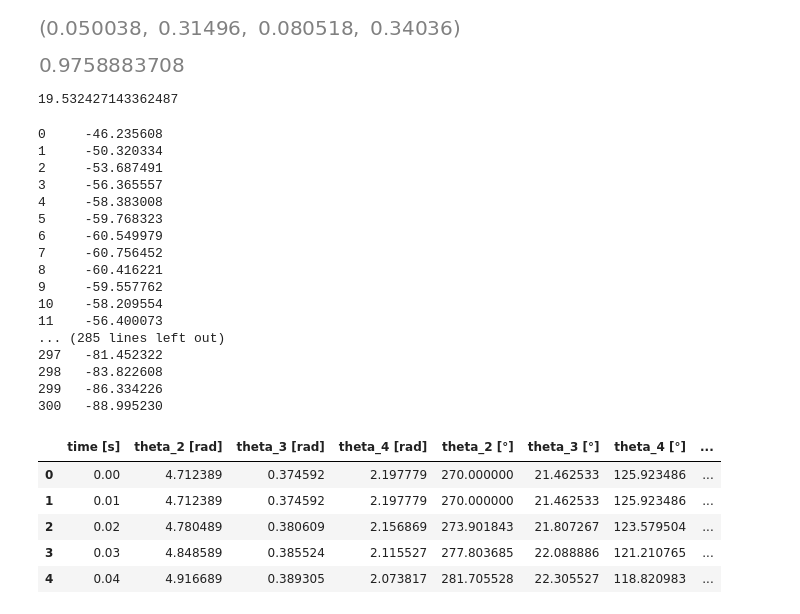
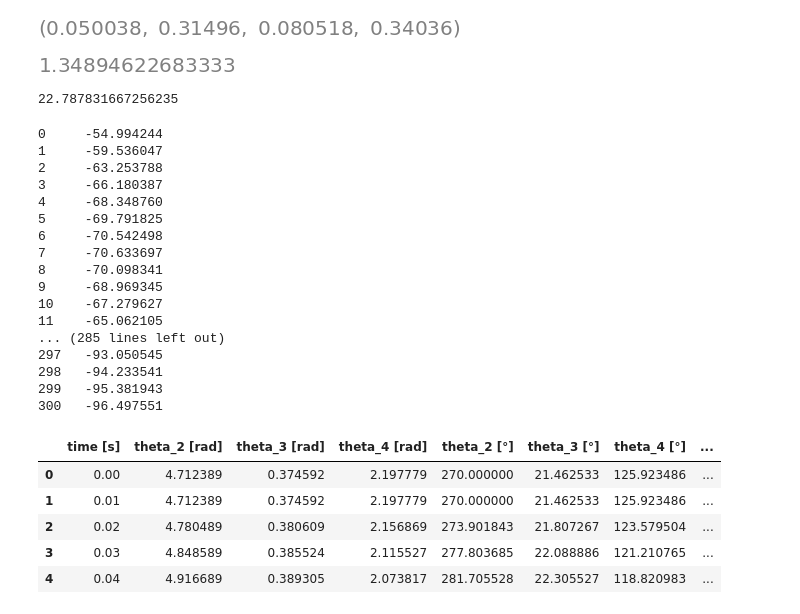
Before and after one commit to QiuDylan/ME200, a Jupyter notebook: FinalProj/Final_Project_V3_JNotebook.ipynb, the cells around one changed output. Cells and saved outputs as stored; diff of their text form; code cells hidden in the pictures.

```diff
--- a/FinalProj/Final_Project_V3_JNotebook.ipynb
+++ b/FinalProj/Final_Project_V3_JNotebook.ipynb
@@ -30,20 +30,20 @@ a, b, c, d
 # %% [output]
 [figure]
 # %%
-m = 3.78 #kg
+m = 3.8 #kg
 l = 24.5 * 0.0254 #length of wiper m
-I = 1/12 * m * l**2 + m * (l/2)**2 + 1/3 * m * l**2#moment of inertia about com kgm^2
+I = 1/12 * m * l**2 + m * (l/2 * sqrt(2))**2 + 1/3 * m * l**2#moment of inertia about com kgm^2
 mu_k = 0.3  # coefficient of kinetic friction
 g = 9.81  # gravity (m/s^2)
 theta = 25 #degs
 n = 3 # order of polynomial filtering
 b = 61 # window size for filter need to be odd number
 I
 # %% [output]
-[figure, old version]
+[figure, new version]
 # %%
 #Parameters
-motor_torque = 30 #NM
+motor_torque = 35 #NM
 df = pd.read_csv("4bardata.txt", sep='\t' , header = None, names = ["time [s]", "theta_2 [rad]", "theta_3 [rad]", "theta_4 [rad]", "theta_2 [°]","theta_3 [°]","theta_4 [°]","omega_2 [rad/s]", "omega_43 [rad/s]","omega_4 [rad/s]","alpha_2 [rad/s^2]","alpha_3 [rad/s^2]","alpha_4 [rad/s^2]"])
 #df.head(20)
 #print(df.shape[0])
@@ -51,7 +51,7 @@ results = motor_torque * ((c * np.sin(np.deg2rad(156.133)))/ (a * np.sin(np.deg2
 results2 = motor_torque * ((c * np.sin(np.deg2rad(156.133)))/ (a))
 print(results2)
 # %% [output]
-19.532427143362487
+22.787831667256235
 # %%
 #Torque Calculations
 
@@ -61,38 +61,36 @@ for i in range(df.shape[0]):
     theta_a = 180.0 - df["theta_2 [°]"][i] + df["theta_3 [°]"][i] # inner angle between link a and b
     theta_b = df["theta_4 [°]"][i]- df["theta_3 [°]"][i] # inner angle between link b and c
     if abs(theta_a) > err and abs(theta_a) < (180-err):
-        #print("good")
         temp1 = motor_torque * ((c * np.sin(np.deg2rad(theta_b)))/ (a * np.sin(np.deg2rad(theta_a))))
         tau_out.append(temp1)
     elif abs(theta_b) < err and abs(theta_a) > (180-err):
         temp2 = motor_torque * (c)/ (a)
         tau_out.append(temp2)
     else:
-        #print("anti bug")
-        temp3 = motor_torque * (c * np.sin(np.deg2rad(theta_b)))/ (a)
+        temp3 = motor_torque * (c)/ (a)
         tau_out.append(temp3)
 
 filter_tau_out = savgol_filter(tau_out, b, n)
 df["Input_Torque [nm]"] = filter_tau_out
-(print(df["Input_Torque [nm]"].to_string()))
+print(df["Input_Torque [nm]"].to_string())
 # %% [output]
-0     -46.235608
-1     -50.320334
-2     -53.687491
-3     -56.365557
-4     -58.383008
-5     -59.768323
-6     -60.549979
-7     -60.756452
-8     -60.416221
-9     -59.557762
-10    -58.209554
-11    -56.400073
+0     -54.994244
+1     -59.536047
+2     -63.253788
+3     -66.180387
+4     -68.348760
+5     -69.791825
+6     -70.542498
+7     -70.633697
+8     -70.098341
+9     -68.969345
+10    -67.279627
+11    -65.062105
 ... (285 lines left out)
-297   -81.452322
-298   -83.822608
-299   -86.334226
-300   -88.995230
+297   -93.050545
+298   -94.233541
+299   -95.381943
+300   -96.497551
 # %%
 # Equations of Motion
 acceleration_t = []
```
Also changed, not shown: parts of 4 cells of this notebook.
